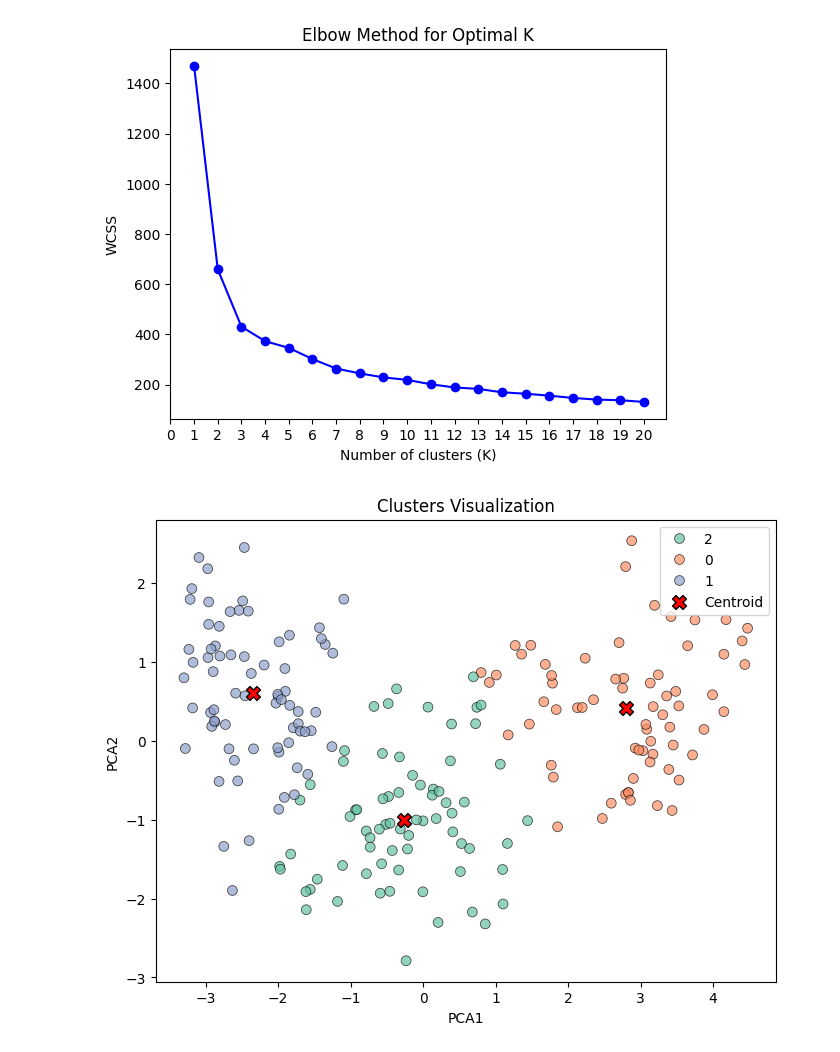
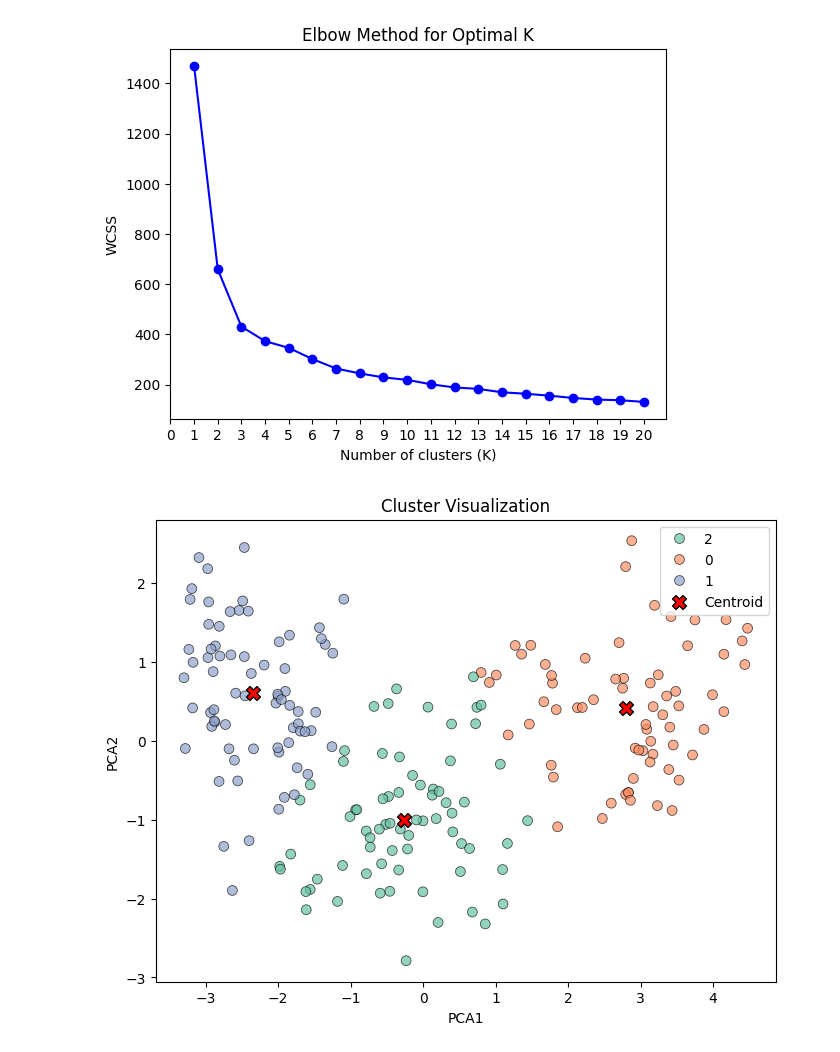
Before and after one commit to manveethjain8/Machine_Learning_II, a Jupyter notebook: kmeans_clustering.ipynb, the cells around one changed output. Cells and saved outputs as stored; diff of their text form; code cells hidden in the pictures.

```diff
--- a/kmeans_clustering.ipynb
+++ b/kmeans_clustering.ipynb
@@ -27,0 +11,10 @@ df
+# %%
+import urllib.request
+
+# Download the seeds dataset from UCI repository
+url = "https://archive.ics.uci.edu/ml/machine-learning-databases/00236/seeds_dataset.txt"
+urllib.request.urlretrieve(url, "seeds_dataset.txt")
+
+# Load the dataset using pandas
+df = pd.read_csv("seeds_dataset.txt", sep='\s+', header=None)
+df
@@ -107,30 +114,30 @@ centroids_df = pd.DataFrame(centroids_pca, columns=['PCA1', 'PCA2'])
 # %%
 
 plt.figure(figsize=(8, 6))
 
 sns.scatterplot(
     data=plot_df,
     x='PCA1',
     y='PCA2',
     hue='Clusters',
     palette='Set2',
     s=50,
     alpha=0.7,
     edgecolors='k'
 )
 
 plt.scatter(
     centroids_df['PCA1'],
     centroids_df['PCA2'],
     c='red',
     s=100,
     marker='X',
     edgecolor='black',
     label='Centroid'
 )
 
-plt.title("Clusters Visualization")
+plt.title("Cluster Visualization")
 plt.legend()
 plt.show()
 # %% [output]
-[figure, old version]
+[figure, new version]
```
Also changed, not shown: parts of 2 cells of this notebook.
